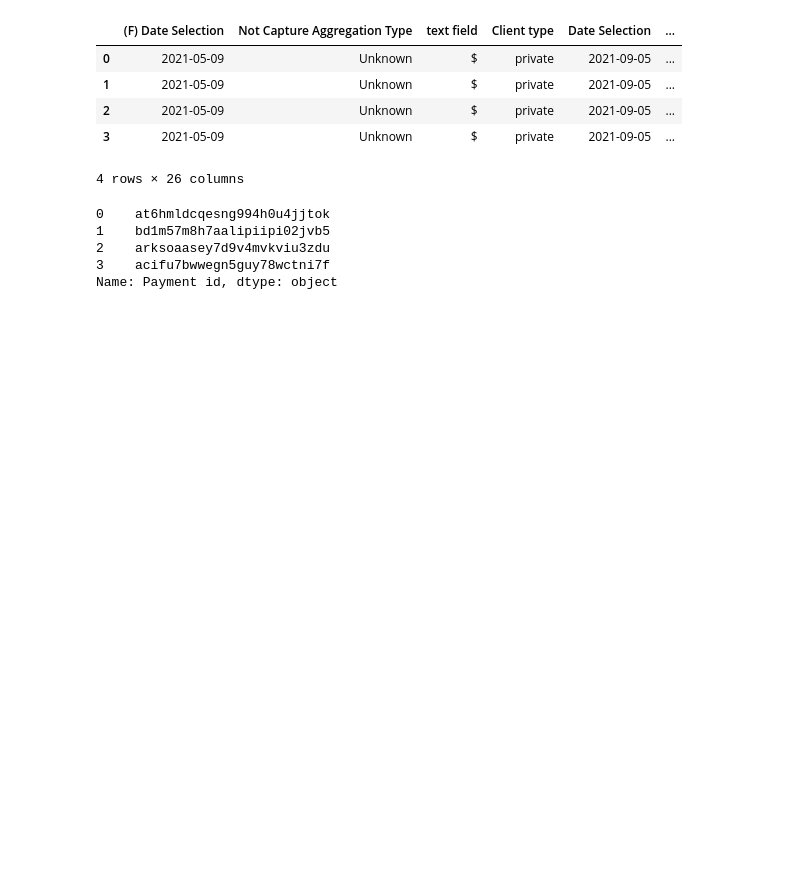
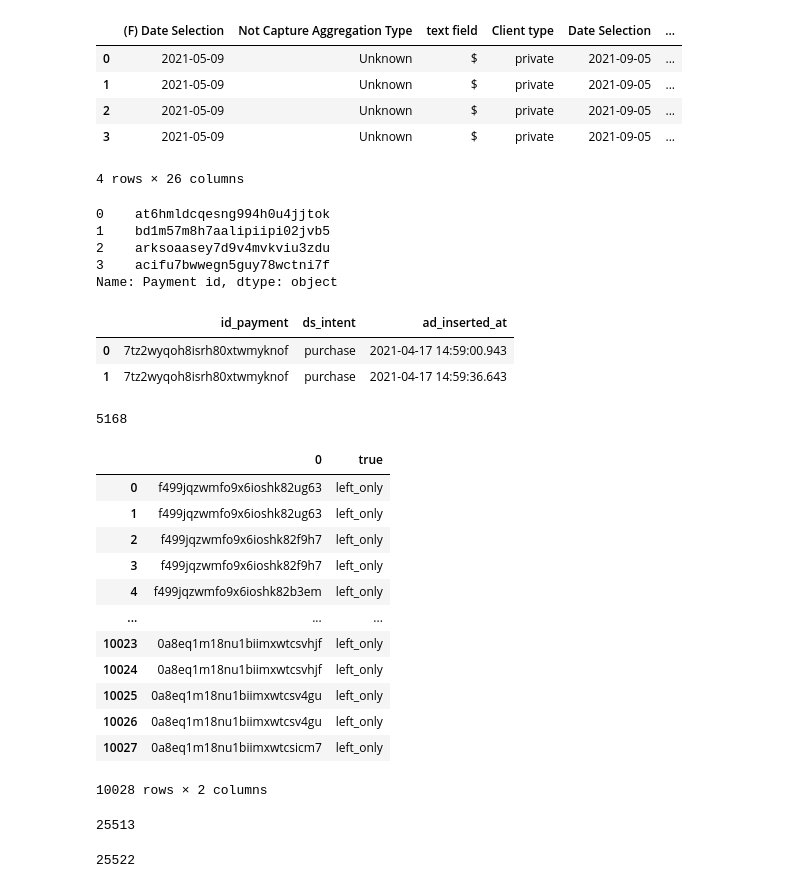
Before and after one commit to scanasca10/ATOM, a Jupyter notebook: PLAY2.ipynb, the cells around one changed output. Cells and saved outputs as stored; diff of their text form; code cells hidden in the pictures; blank space fills up the shorter version.

```diff
--- a/PLAY2.ipynb
+++ b/PLAY2.ipynb
@@ -237,3 +193,24 @@ data['Payment id'].head()
 2    arksoaasey7d9v4mvkviu3zdu
 3    acifu7bwwegn5guy78wctni7f
 Name: Payment id, dtype: object
+# %%
+sql = '''
+select
+	p.id_payment,
+    p.ds_intent,
+    greatest(date_trunc('ms',p.ad_inserted_at), date_trunc('ms',pt.ad_inserted_at)) as ad_inserted_at
+from
+	datawarehouse.fin_fac_payment p
+		inner join
+	datawarehouse.fin_fac_paymenttransaction pt on p.sk_payment = pt.fk_payment_id
+                                                and pt.in_delete is null
+where
+    p.id_payment = '7tz2wyqoh8isrh80xtwmyknof'
+'''
+
+data = pd.read_sql_query(sql, dwh_cnx)
+data
+# %% [output]
+|  | id_payment | ds_intent | ad_inserted_at |
+| 0 | 7tz2wyqoh8isrh80xtwmyknof | purchase | 2021-04-17 14:59:00.943 |
+| 1 | 7tz2wyqoh8isrh80xtwmyknof | purchase | 2021-04-17 14:59:36.643 |
@@ -239,0 +10217,6 @@ Name: Payment id, dtype: object
+# %%
+df_test = pd.DataFrame(test)
+# %%
+df_test[0].nunique()
+# %% [output]
+5168
@@ -239,0 +11323,25 @@ Name: Payment id, dtype: object
+# %%
+df_tmp = pd.DataFrame(tmp)
+# %%
+result = pd.merge(df_test,
+                  df_tmp,
+                  how = 'left',
+                  on = 0,
+                  indicator = 'true'
+)
+# %%
+result
+# %% [output]
+|  | 0 | true |
+| 0 | f499jqzwmfo9x6ioshk82ug63 | left_only |
+| 1 | f499jqzwmfo9x6ioshk82ug63 | left_only |
+| 2 | f499jqzwmfo9x6ioshk82f9h7 | left_only |
+| 3 | f499jqzwmfo9x6ioshk82f9h7 | left_only |
+| 4 | f499jqzwmfo9x6ioshk82b3em | left_only |
+| ... | ... | ... |
+| 10023 | 0a8eq1m18nu1biimxwtcsvhjf | left_only |
+| 10024 | 0a8eq1m18nu1biimxwtcsvhjf | left_only |
+| 10025 | 0a8eq1m18nu1biimxwtcsv4gu | left_only |
+| 10026 | 0a8eq1m18nu1biimxwtcsv4gu | left_only |
+| 10027 | 0a8eq1m18nu1biimxwtcsicm7 | left_only |
+10028 rows × 2 columns
@@ -239,0 +11352,8 @@ Name: Payment id, dtype: object
+# %%
+declined['Payment id'].nunique()
+# %% [output]
+25513
+# %%
+tmp['Payment id'].nunique()
+# %% [output]
+25522
```
Also changed, not shown: parts of 18 cells of this notebook.
